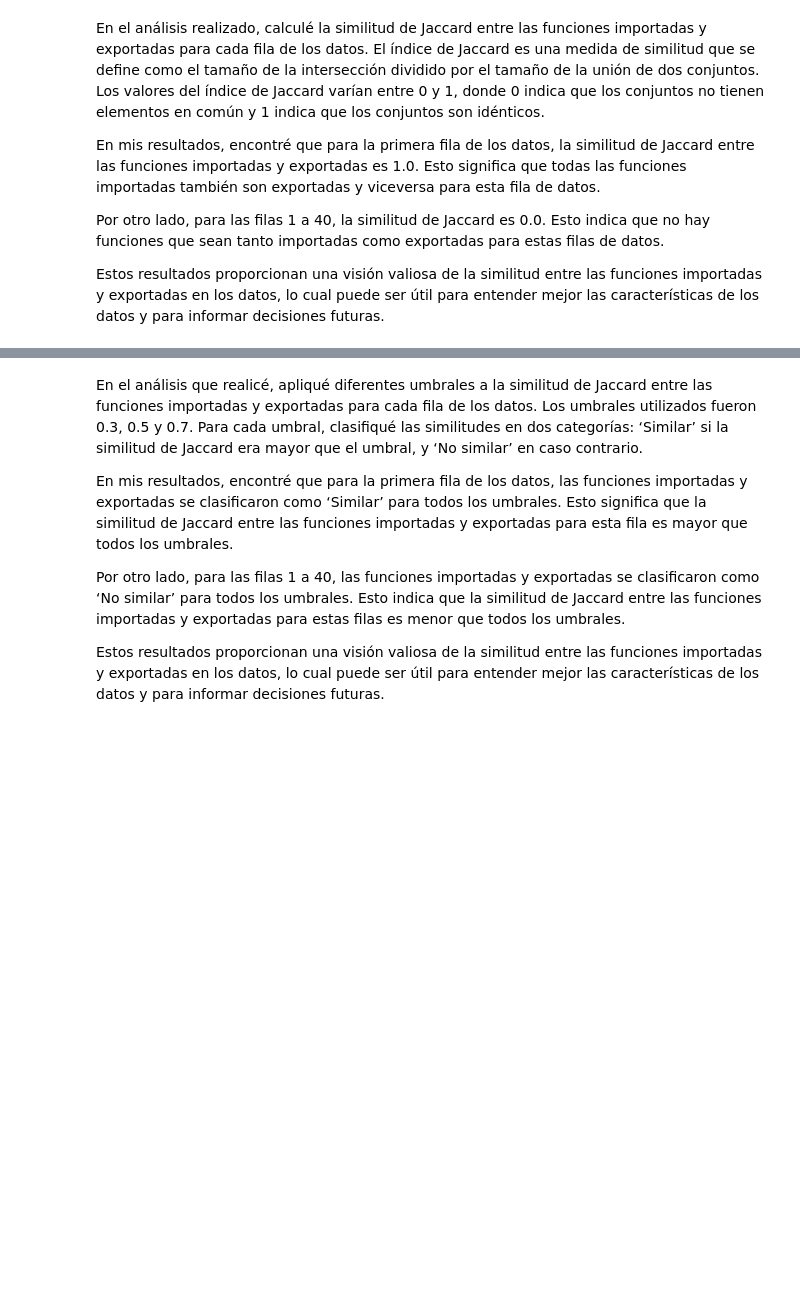
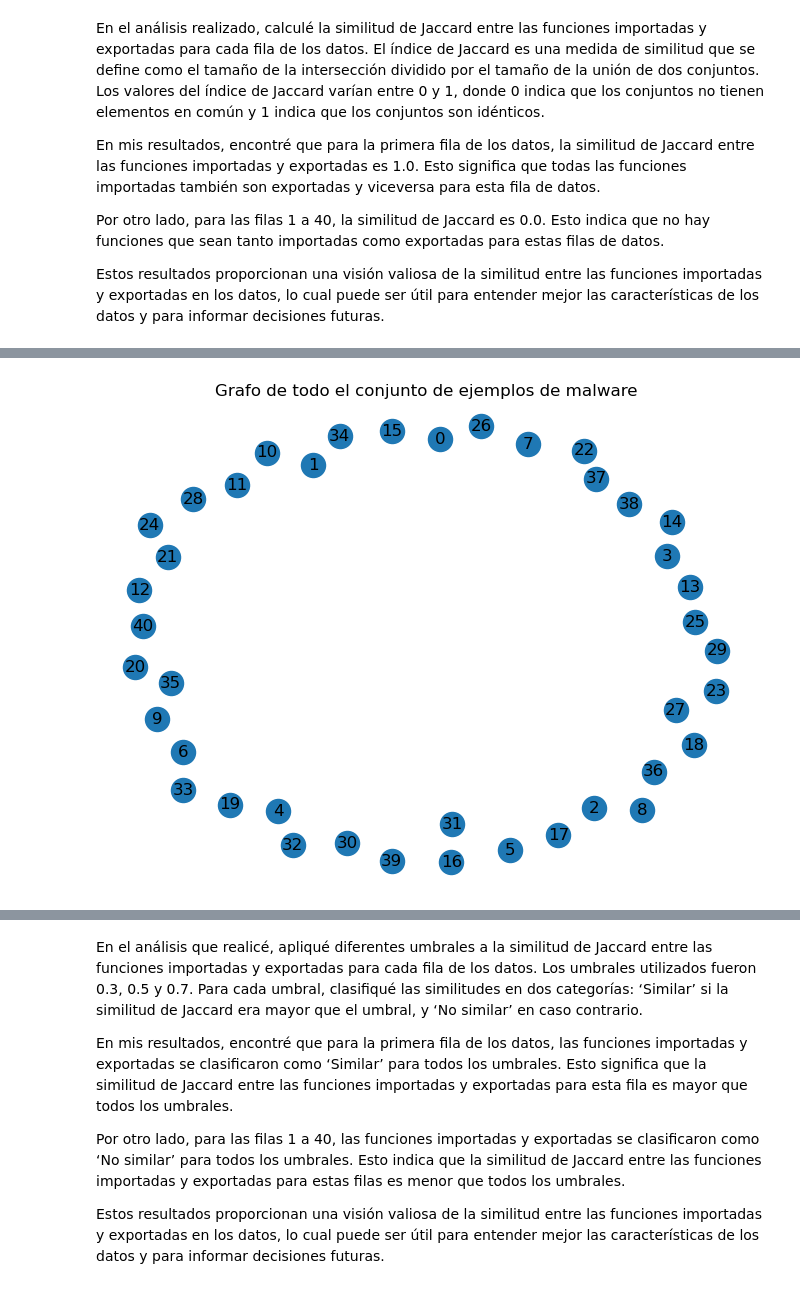
Before and after one commit to SantiagoTaracena/sds-lab-04, a Jupyter notebook: src/main.ipynb, the cells around one changed output, grey strips where cells are left out. Cells and saved outputs as stored; diff of their text form; code cells hidden in the pictures; blank space fills up the shorter version.

Commit message:
graph added

```diff
--- a/src/main.ipynb
+++ b/src/main.ipynb
@@ -758,13 +737,17 @@ Después de determinar el número óptimo de clústeres, entrené el modelo de A
 import numpy as np
 # %%
 def jaccard_similarity(list1, list2):
-    intersection = len(list(set(list1).intersection(list2)))
-    union = (len(list1) + len(list2)) - intersection
-    # Añade una condición para manejar el caso en que ambas listas están vacías
-    if union == 0:
-        return 1  # o cualquier valor que consideres apropiado en este caso
+    if isinstance(list1, list) and isinstance(list2, list):
+        intersection = len(list(set(list1).intersection(list2)))
+        union = (len(list1) + len(list2)) - intersection
+        if union == 0:
+            return 1  # o cualquier valor que consideres apropiado en este caso
+        else:
+            return float(intersection) / union
     else:
-        return float(intersection) / union
+        return 0  # o cualquier valor que consideres apropiado en este caso
+# %%
+dd = pd.read_csv("./data/malware-dataset.csv")
 # %%
 dd.head()
 # %% [output]
@@ -867,3 +837,29 @@ Para la fila 39, con un umbral de 0.7, las funciones importadas y exportadas son
 Para la fila 40, con un umbral de 0.3, las funciones importadas y exportadas son No similar
 Para la fila 40, con un umbral de 0.5, las funciones importadas y exportadas son No similar
 Para la fila 40, con un umbral de 0.7, las funciones importadas y exportadas son No similar
+# %%
+import networkx as nx
+import matplotlib.pyplot as plt
+
+# Reindexa el DataFrame para que los índices sean consecutivos comenzando desde 0
+data = data.reset_index(drop=True)
+
+# Inicializa una matriz de similitud para cada característica
+similarity_imports = np.zeros((len(data), len(data)))
+
+# Calcula la similitud de Jaccard para cada par de filas
+for i, row1 in data.iterrows():
+    for j, row2 in data.iterrows():
+        if i != j:  # No compare la fila consigo misma
+            similarity_imports[i, j] = jaccard_similarity(row1['imports'], row2['imports'])
+
+# Crea un grafo a partir de la matriz de similitud
+G = nx.from_numpy_matrix(similarity_imports)
+
+# Dibuja el grafo
+plt.figure()
+nx.draw(G, with_labels=True)
+plt.title('Grafo de todo el conjunto de ejemplos de malware')
+plt.show()
+# %% [output]
+[figure, added]
```
Also changed, not shown: parts of 15 cells of this notebook, 2 other files.
